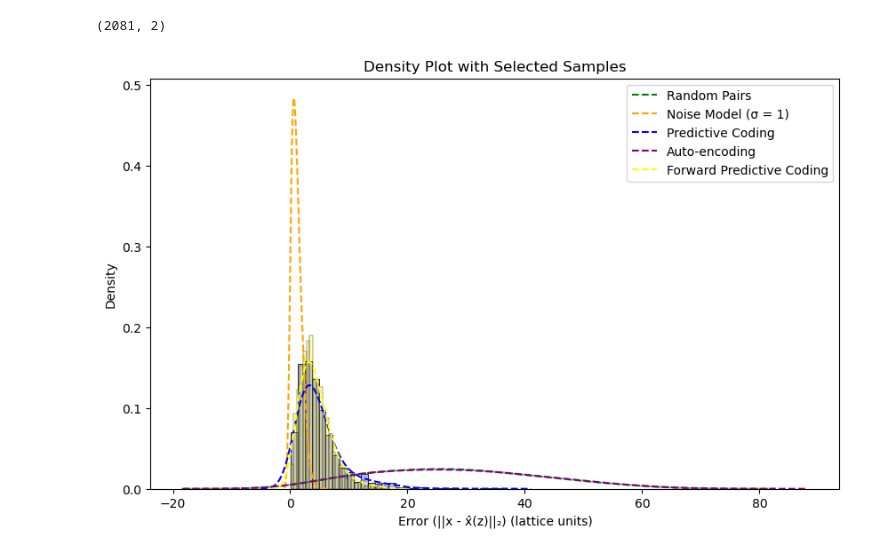
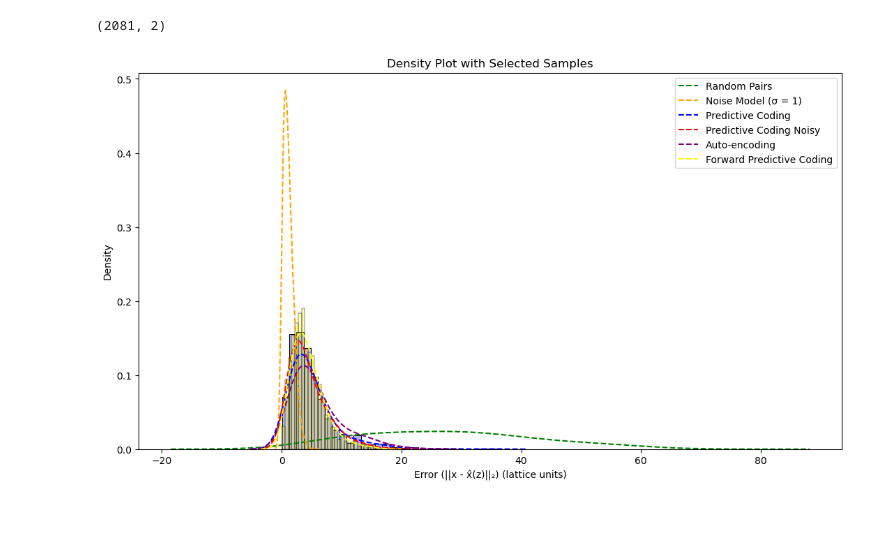
Before and after one commit to mx60s/predictive-coding-thesis, a Jupyter notebook: src/TestingTrainingModel-Copy1.ipynb, the cells around one changed output. Drawn from its saved outputs; the diff is of its cells as text; code cells hidden in the pictures; blank space fills up the shorter version.

```diff
--- a/src/TestingTrainingModel-Copy1.ipynb
+++ b/src/TestingTrainingModel-Copy1.ipynb
@@ -462,9 +531,18 @@ data_predictive_coding_forward = np.linalg.norm(predictive_values - base_np, axi
 
 del average_predictions_north
 
+# Make the predictive coding model (noisy)
+average_predictions_noisy = np.load('logs/noisy-locs.pkl', allow_pickle=True)
+base_np = np.stack(list(average_predictions_noisy.keys()))
+predictive_values = np.stack([pos for pos in average_predictions_noisy.values()], axis=0)
+data_predictive_coding_noisy = np.linalg.norm(predictive_values - base_np, axis=1)
+
+del average_predictions_noisy
+
 # Make the autoencoder model
 autoencoder_locs = np.load('logs/autoencoder_north_locs.pkl', allow_pickle=True)
-autoencode_values = np.stack([pos for pos in autoencoder_locs.keys()], axis=0)
+base_np = np.stack(list(autoencoder_locs.keys()))
+autoencode_values = np.stack([pos for pos in autoencoder_locs.values()], axis=0)
 data_auto_encoding = np.linalg.norm(autoencode_values - base_np, axis=1)
 
 del autoencoder_locs
@@ -492,27 +570,28 @@ data_noise_model = np.linalg.norm(noisy_np - base_np, axis=1)
 # %%
 import seaborn as sns
 
-plt.figure(figsize=(10, 6))
+plt.figure(figsize=(13, 7))
 
 # Plotting KDE for all distributions
 sns.kdeplot(data_random_pairs, bw_adjust=2, label="Random Pairs", color="green", linestyle="--")
 sns.kdeplot(data_noise_model, bw_adjust=2, label="Noise Model (σ = 1)", color="orange", linestyle="--")
 sns.kdeplot(data_predictive_coding, bw_adjust=2, label="Predictive Coding", color="blue", linestyle="--")
+sns.kdeplot(data_predictive_coding_noisy, bw_adjust=2, label="Predictive Coding Noisy", color="red", linestyle="--")
 sns.kdeplot(data_auto_encoding, bw_adjust=2, label="Auto-encoding", color="purple", linestyle="--")
 sns.kdeplot(data_predictive_coding_forward, bw_adjust=2, label="Forward Predictive Coding", color="yellow", linestyle="--")
 
 # Plotting histograms only for predictive coding and auto-encoding with normalization
 sns.histplot(data_predictive_coding, kde=False, color="blue", alpha=0.3, bins=30, stat="density")
 sns.histplot(data_predictive_coding_forward, kde=False, color="yellow", alpha=0.3, bins=30, stat="density")
 
 # Additional plot formatting to match the user's request
 plt.title('Density Plot with Selected Samples')
 plt.xlabel('Error (||x - x̂(z)||₂) (lattice units)')
 plt.ylabel('Density')
 plt.legend()
 plt.show()
 # %% [output]
-[figure, old version]
+[figure, new version]
 # %%
 # saccading can tell you about state of the internal cognitive map
 
```
Also changed, not shown: parts of 11 cells of this notebook, 10 other files.
